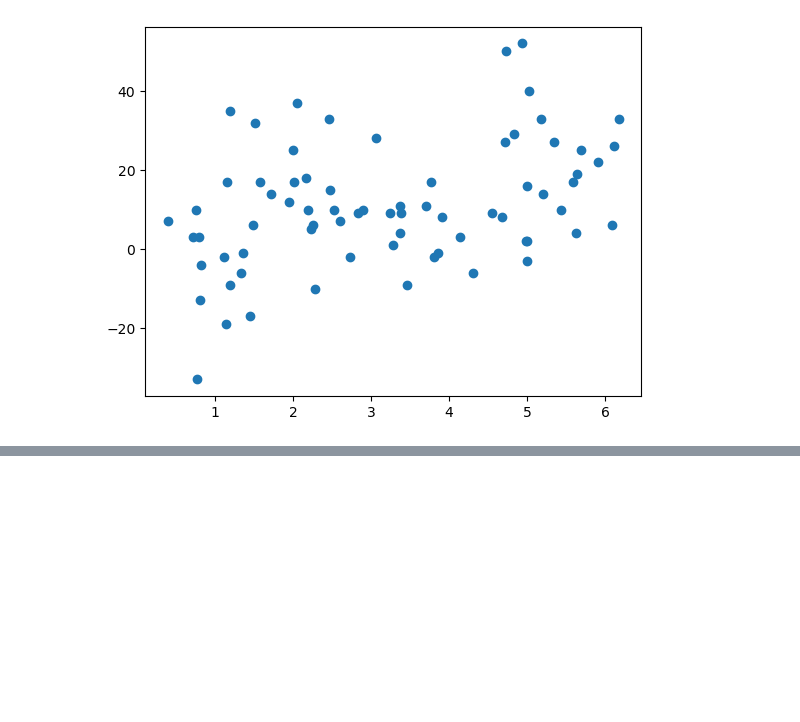
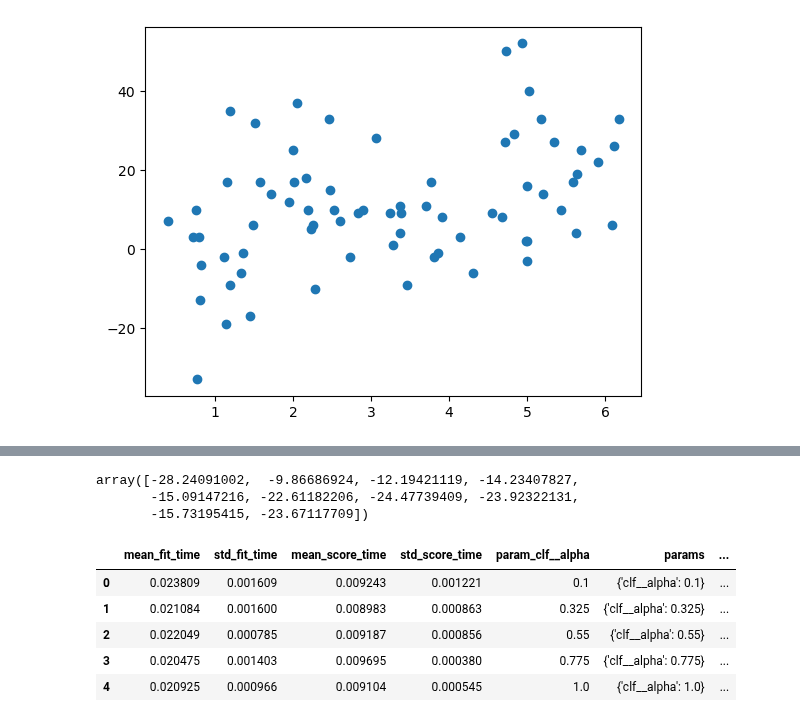
Before and after one commit to michaelparker7/FIN-377-Final-Project, a Jupyter notebook: Scrap.ipynb, the cells around one changed output, grey strips where cells are left out. Drawn from its saved outputs; the diff is of its cells as text; code cells hidden in the pictures; blank space fills up the shorter version.

```diff
--- a/Scrap.ipynb
+++ b/Scrap.ipynb
@@ -194,0 +241,6 @@ SyntaxError: invalid syntax (862368377.py, line 4)
+# %%
+# train on the whole season up to march
+X_train = celtics.drop(columns = [col for col in after_variables])
+X_train = X_train.drop(index=celtics.tail(16).index)
+# X_train
+# 58 rows
@@ -194,0 +253,4 @@ SyntaxError: invalid syntax (862368377.py, line 4)
+# %%
+y_train = celtics['Diff_Points']
+y_train = y_train.drop(index=celtics.tail(16).index)
+# y_train
@@ -194,0 +263,16 @@ SyntaxError: invalid syntax (862368377.py, line 4)
+# %%
+cv_custom = [
+    (list(range(0,10,1)),list(range(10,15,1))),
+    (list(range(0,15,1)),list(range(15,20,1))),
+    (list(range(0,20,1)),list(range(20,25,1))),
+    (list(range(5,25,1)),list(range(25,30,1))),
+    (list(range(10,30,1)),list(range(30,35,1))),
+    (list(range(15,35,1)),list(range(35,40,1))),
+    (list(range(20,40,1)),list(range(40,45,1))),
+    (list(range(25,45,1)),list(range(45,50,1))),
+    (list(range(30,50,1)),list(range(50,55,1))),
+    (list(range(33,53,1)),list(range(53,58,1))),
+            ]
+# cv_custom
+# len(cv_custom)
+# 11 folds
@@ -194,0 +318,8 @@ SyntaxError: invalid syntax (862368377.py, line 4)
+# %%
+pipe = Pipeline(
+    [
+        ('preproc',preproc_pipe),
+        ('feature_select','passthrough'),
+        ('clf',Lasso())
+    ])
+pipe
@@ -194,0 +351,22 @@ SyntaxError: invalid syntax (862368377.py, line 4)
+# %%
+scores['test_score']
+# %% [output]
+array([-28.24091002,  -9.86686924, -12.19421119, -14.23407827,
+       -15.09147216, -22.61182206, -24.47739409, -23.92322131,
+       -15.73195415, -23.67117709])
+# %%
+grid_search = GridSearchCV(
+    estimator=pipe,
+    scoring=easy_scorer,
+    cv=cv_custom,
+    param_grid={'clf__alpha': [a for a in np.linspace(0.1,1,5)]})
+pd.DataFrame(grid_search.fit(X_train,y_train).cv_results_)
+
+# results = grid_search.fit(X_train,y_train)
+# %% [output]
+|  | mean_fit_time | std_fit_time | mean_score_time | std_score_time | param_clf__alpha | params | ... |
+| 0 | 0.023809 | 0.001609 | 0.009243 | 0.001221 | 0.1 | {'clf__alpha': 0.1} | ... |
+| 1 | 0.021084 | 0.001600 | 0.008983 | 0.000863 | 0.325 | {'clf__alpha': 0.325} | ... |
+| 2 | 0.022049 | 0.000785 | 0.009187 | 0.000856 | 0.55 | {'clf__alpha': 0.55} | ... |
+| 3 | 0.020475 | 0.001403 | 0.009695 | 0.000380 | 0.775 | {'clf__alpha': 0.775} | ... |
+| 4 | 0.020925 | 0.000966 | 0.009104 | 0.000545 | 1.0 | {'clf__alpha': 1.0} | ... |
```
Also changed, not shown: parts of 17 cells of this notebook.
